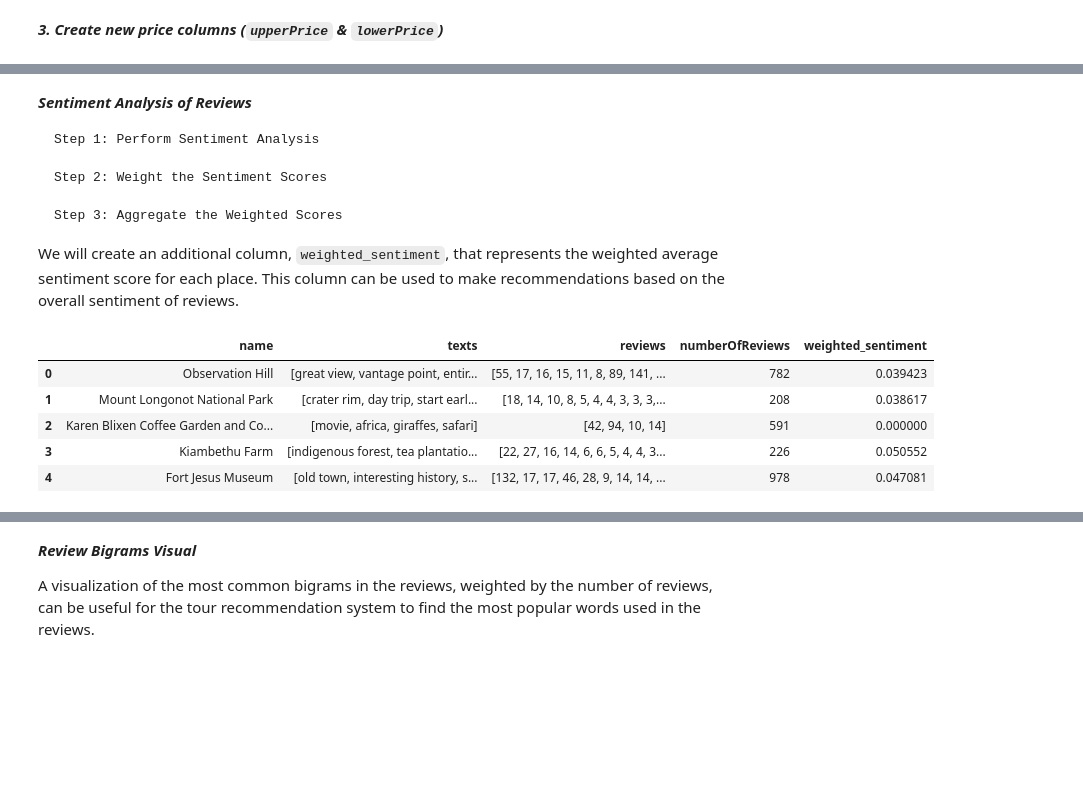
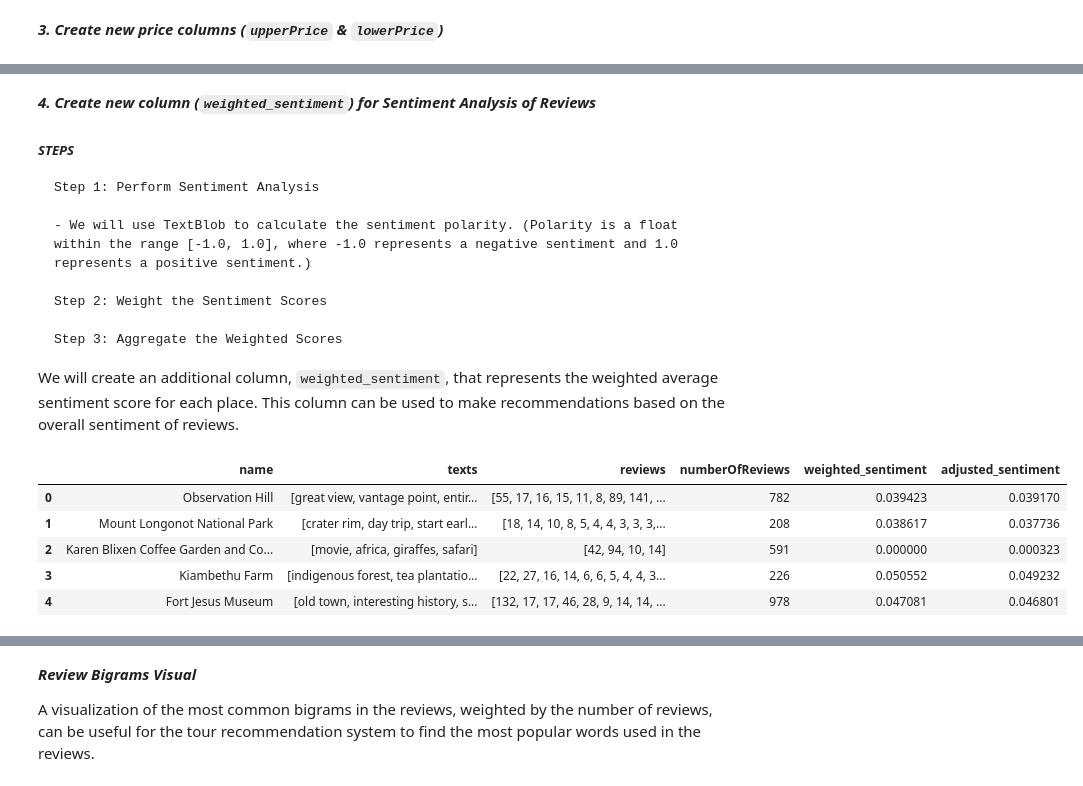
Before and after one commit to Misfit911/SafariHub, a Jupyter notebook: safarihub.ipynb, the cells around one changed output, grey strips where cells are left out. Drawn from its saved outputs; the diff is of its cells as text; code cells hidden in the pictures; blank space fills up the shorter version.

```diff
--- a/safarihub.ipynb
+++ b/safarihub.ipynb
@@ -631,7 +530,11 @@ fig.show()
 # %% [markdown]
-***Sentiment Analysis of Reviews***
+***4. Create new column (`weighted_sentiment`) for Sentiment Analysis of Reviews***
+
+##### *STEPS*
 
     Step 1: Perform Sentiment Analysis
+
+    - We will use TextBlob to calculate the sentiment polarity. (Polarity is a float within the range [-1.0, 1.0], where -1.0 represents a negative sentiment and 1.0 represents a positive sentiment.)
 
     Step 2: Weight the Sentiment Scores
 
@@ -643,25 +546,47 @@ We will create an additional column, `weighted_sentiment`, that represents the w
 # %%
 # !pip install textblob
 from textblob import TextBlob
 
 # Perform sentiment analysis and calculate weighted sentiment scores
 def calculate_weighted_sentiment(texts, reviews):
     sentiments = [TextBlob(text).sentiment.polarity for text in texts]
     weighted_sentiments = [sentiment * review for sentiment, review in zip(sentiments, reviews)]
     total_reviews = sum(reviews)
     weighted_average_sentiment = sum(weighted_sentiments) / total_reviews if total_reviews > 0 else 0
     return weighted_average_sentiment
 
+# The statistical method below helps in balancing the sentiment score with the number of reviews, preventing
+# entities with few reviews from ranking disproportionately high or low.
+def bayesian_average(sentiment, num_reviews, C=10, m=0.03):
+    """
+    sentiment: Weighted sentiment score
+    num_reviews: Number of reviews
+    C: Weight parameter (the number of reviews we deem sufficient for confidence)
+    m: Prior mean sentiment (average sentiment across all entities)
+    """
+    return (C * m + sentiment * num_reviews) / (C + num_reviews)
+
 data['weighted_sentiment'] = data.apply(lambda row: calculate_weighted_sentiment(row['texts'], row['reviews']), axis=1)
 
+data['adjusted_sentiment'] = data.apply(
+    lambda row: bayesian_average(
+        row['weighted_sentiment'],
+        row['numberOfReviews'],
+        C=10,
+        m=data['weighted_sentiment'].mean()
+    ),
+    axis=1
+)
+
+
 # Display the updated DataFrame
-review_data = data[['name','texts','reviews', 'numberOfReviews', 'weighted_sentiment']]
+review_data = data[['name','texts','reviews', 'numberOfReviews', 'weighted_sentiment', 'adjusted_sentiment']]
 
 review_data.head()
 # %% [output]
-|  | name | texts | reviews | numberOfReviews | weighted_sentiment |
-| 0 | Observation Hill | [great view, vantage point, entir... | [55, 17, 16, 15, 11, 8, 89, 141, ... | 782 | 0.039423 |
-| 1 | Mount Longonot National Park | [crater rim, day trip, start earl... | [18, 14, 10, 8, 5, 4, 4, 3, 3, 3,... | 208 | 0.038617 |
-| 2 | Karen Blixen Coffee Garden and Co... | [movie, africa, giraffes, safari] | [42, 94, 10, 14] | 591 | 0.000000 |
-| 3 | Kiambethu Farm | [indigenous forest, tea plantatio... | [22, 27, 16, 14, 6, 6, 5, 4, 4, 3... | 226 | 0.050552 |
-| 4 | Fort Jesus Museum | [old town, interesting history, s... | [132, 17, 17, 46, 28, 9, 14, 14, ... | 978 | 0.047081 |
+|  | name | texts | reviews | numberOfReviews | weighted_sentiment | adjusted_sentiment |
+| 0 | Observation Hill | [great view, vantage point, entir... | [55, 17, 16, 15, 11, 8, 89, 141, ... | 782 | 0.039423 | 0.039170 |
+| 1 | Mount Longonot National Park | [crater rim, day trip, start earl... | [18, 14, 10, 8, 5, 4, 4, 3, 3, 3,... | 208 | 0.038617 | 0.037736 |
+| 2 | Karen Blixen Coffee Garden and Co... | [movie, africa, giraffes, safari] | [42, 94, 10, 14] | 591 | 0.000000 | 0.000323 |
+| 3 | Kiambethu Farm | [indigenous forest, tea plantatio... | [22, 27, 16, 14, 6, 6, 5, 4, 4, 3... | 226 | 0.050552 | 0.049232 |
+| 4 | Fort Jesus Museum | [old town, interesting history, s... | [132, 17, 17, 46, 28, 9, 14, 14, ... | 978 | 0.047081 | 0.046801 |
```
Also changed, not shown: parts of 43 cells of this notebook.
